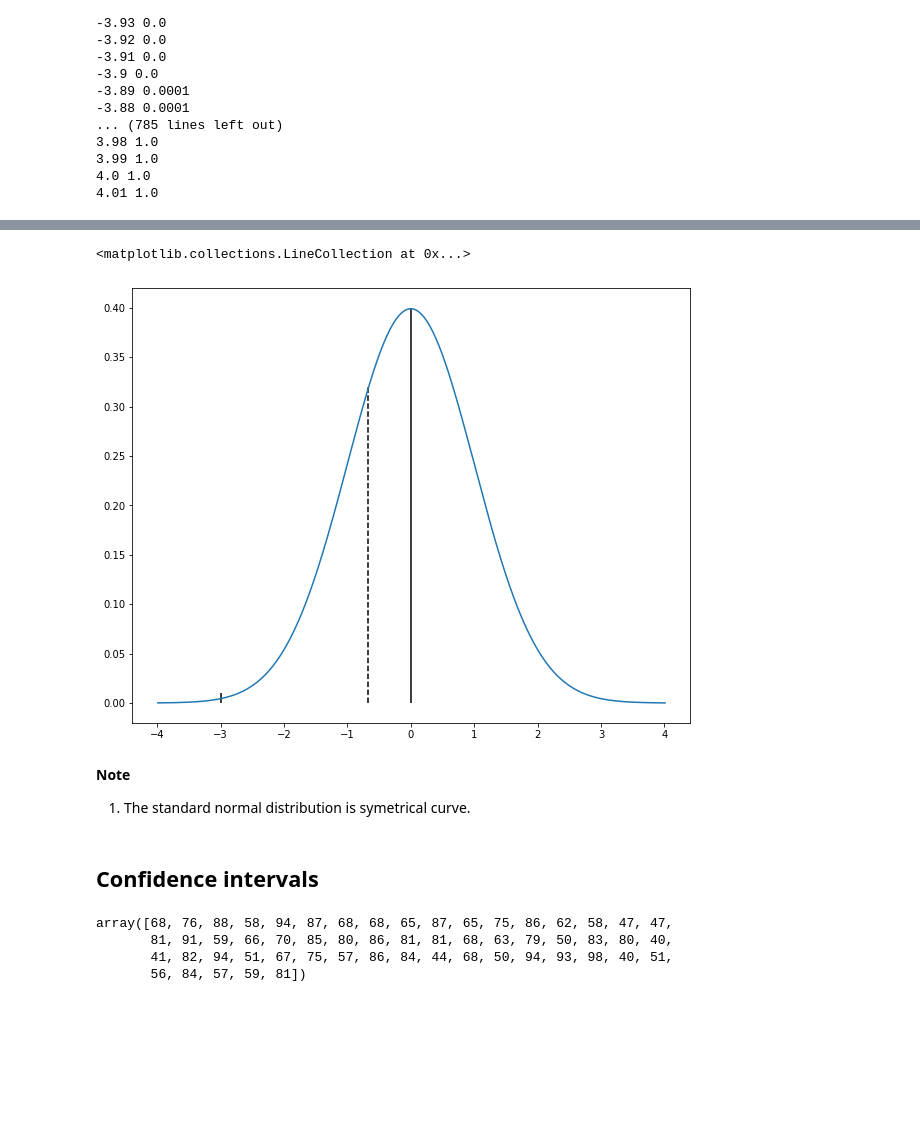
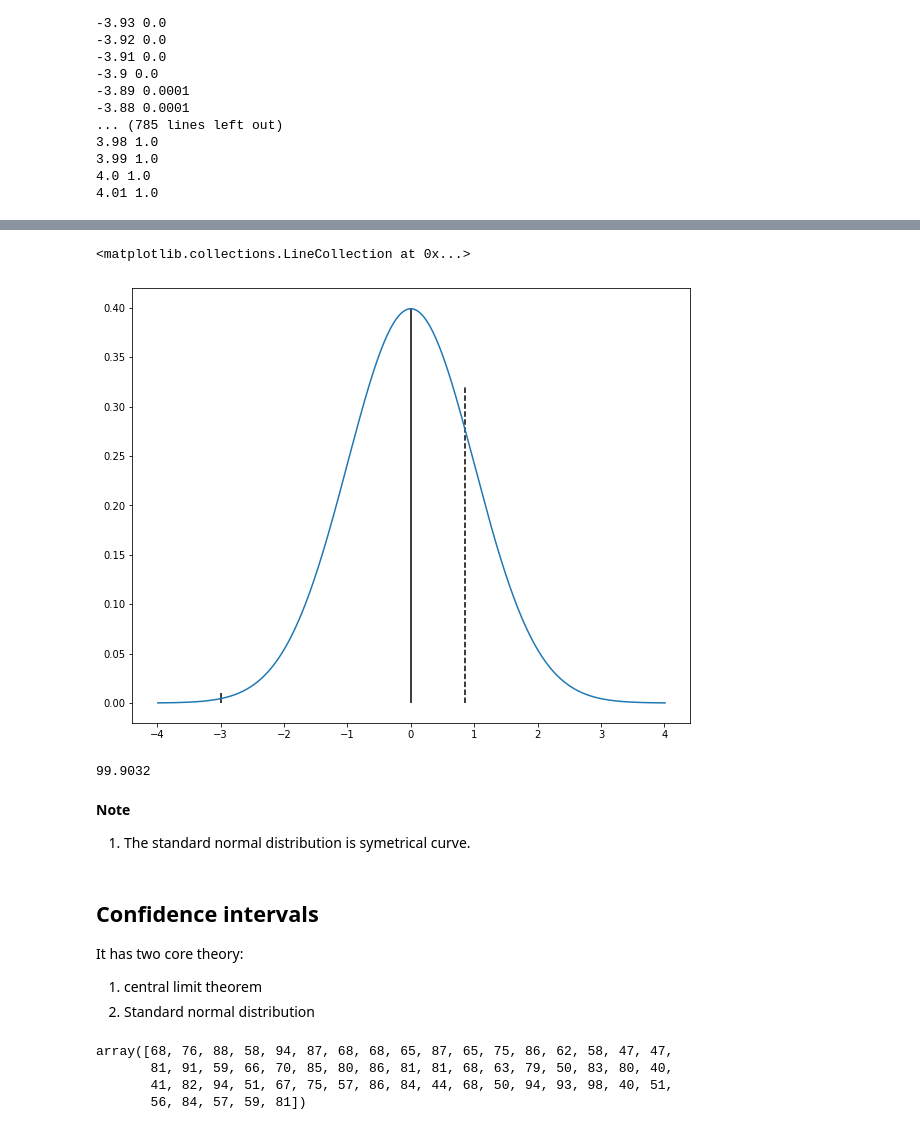
Before and after one commit to Nielspace/Data-Analytics, a Jupyter notebook: Data Analyst/Statistics -- Part 3.ipynb, the cells around one changed output, grey strips where cells are left out. Saved outputs shown, nothing was run; the diff lists cells and outputs as text; code cells hidden in the pictures; blank space fills up the shorter version.

```diff
--- a/Data Analyst/Statistics -- Part 3.ipynb
+++ b/Data Analyst/Statistics -- Part 3.ipynb
@@ -130,19 +134,28 @@ A income of 60 has a standard score of -0.67 which corresponds to a percentile o
 # %%
 plt.figure(figsize=(10,8))
 plt.plot(x,y,'-')
-plt.vlines(-0.67, 0, 0.32, linestyles='--')
+plt.vlines(0.85, 0, 0.32, linestyles='--')
 plt.vlines(-3, 0, 0.01)
 
 plt.vlines(0, 0, 0.4)
 # %% [output]
 <matplotlib.collections.LineCollection at 0x...>
-[figure, old version]
+[figure, new version]
+# %%
+50 + 50 - 0.0968
+# %% [output]
+99.9032
 # %% [markdown]
 **Note**
 
 1. The standard normal distribution is symetrical curve.
-# %% [markdown]
-## Confidence intervals
+# %% [markdown]
+## Confidence intervals
+
+It has two core theory:
+
+1. central limit theorem
+2. Standard normal distribution
 # %%
 marks
 # %% [output]
```
Also changed, not shown: parts of 33 cells of this notebook.
